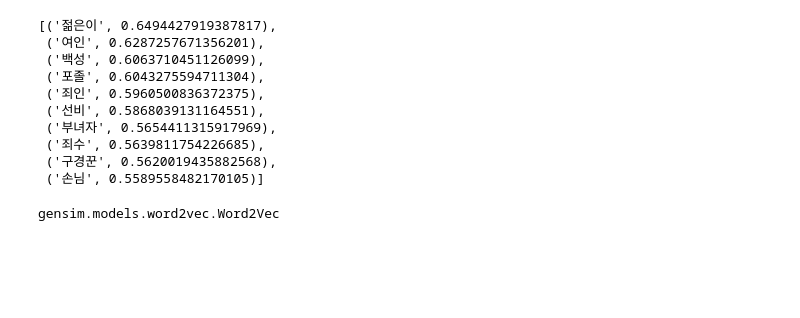
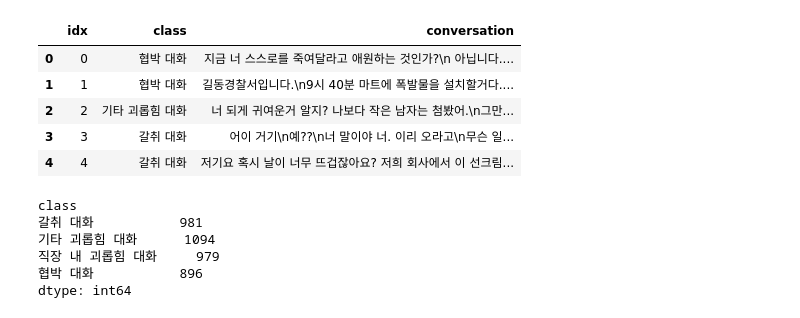
Before and after one commit to Seoyeon1129/AIFFEL_DLthon, a Jupyter notebook: aiffel_DLthon.ipynb, the cells around one changed output. Cells and saved outputs as stored; diff of their text form; code cells hidden in the pictures; blank space fills up the shorter version.

```diff
--- a/aiffel_DLthon.ipynb
+++ b/aiffel_DLthon.ipynb
@@ -5,22 +11,2 @@ import tensorflow as tf
 from tensorflow.keras.layers import Input, Embedding, Bidirectional, LSTM, MultiHeadAttention, Dropout, LayerNormalization, GlobalAveragePooling1D, Dense
 from tensorflow.keras.models import Model
-# %%
-# gensim으로 Word2Vec 모델 로드
-word2vec_model = gensim.models.Word2Vec.load('ko.bin')
-
-word2vec_model.wv.most_similar("사람")
-# %% [output]
-[('젊은이', 0.6494427919387817),
- ('여인', 0.6287257671356201),
- ('백성', 0.6063710451126099),
- ('포졸', 0.6043275594711304),
- ('죄인', 0.5960500836372375),
- ('선비', 0.5868039131164551),
- ('부녀자', 0.5654411315917969),
- ('죄수', 0.5639811754226685),
- ('구경꾼', 0.5620019435882568),
- ('손님', 0.5589558482170105)]
-# %%
-type(word2vec_model)
-# %% [output]
-gensim.models.word2vec.Word2Vec
@@ -34,0 +13,21 @@ print('vocab_size: ', vocab_size)
+# %%
+train_data_path ="~/aiffel/dktc/data/train.csv"
+train_data = pd.read_csv(train_data_path)
+train_data.head()
+# %% [output]
+|  | idx | class | conversation |
+| 0 | 0 | 협박 대화 | 지금 너 스스로를 죽여달라고 애원하는 것인가?\n 아닙니다.... |
+| 1 | 1 | 협박 대화 | 길동경찰서입니다.\n9시 40분 마트에 폭발물을 설치할거다.... |
+| 2 | 2 | 기타 괴롭힘 대화 | 너 되게 귀여운거 알지? 나보다 작은 남자는 첨봤어.\n그만... |
+| 3 | 3 | 갈취 대화 | 어이 거기\n예??\n너 말이야 너. 이리 오라고\n무슨 일... |
+| 4 | 4 | 갈취 대화 | 저기요 혹시 날이 너무 뜨겁잖아요? 저희 회사에서 이 선크림... |
+# %%
+class_counts = train_data.groupby('class').size()
+print(class_counts)
+# %% [output]
+class
+갈취 대화           981
+기타 괴롭힘 대화      1094
+직장 내 괴롭힘 대화     979
+협박 대화           896
+dtype: int64
```
Also changed, not shown: parts of 29 cells of this notebook, 3 other files.
